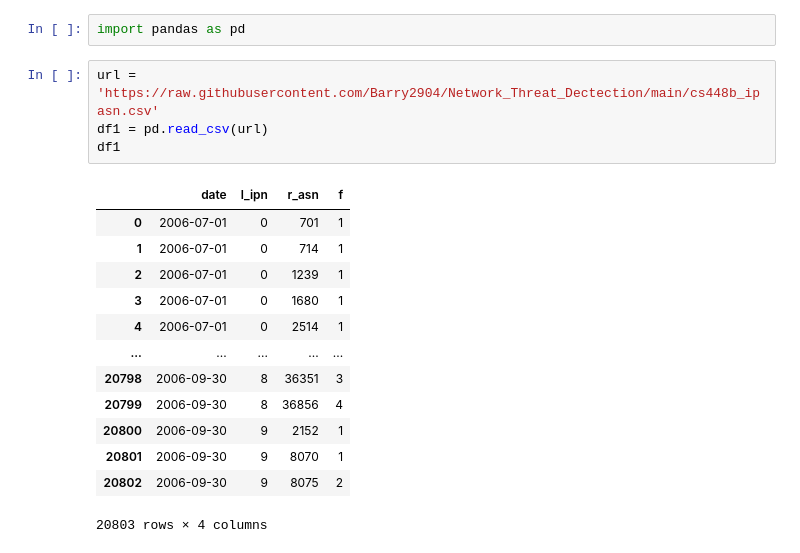
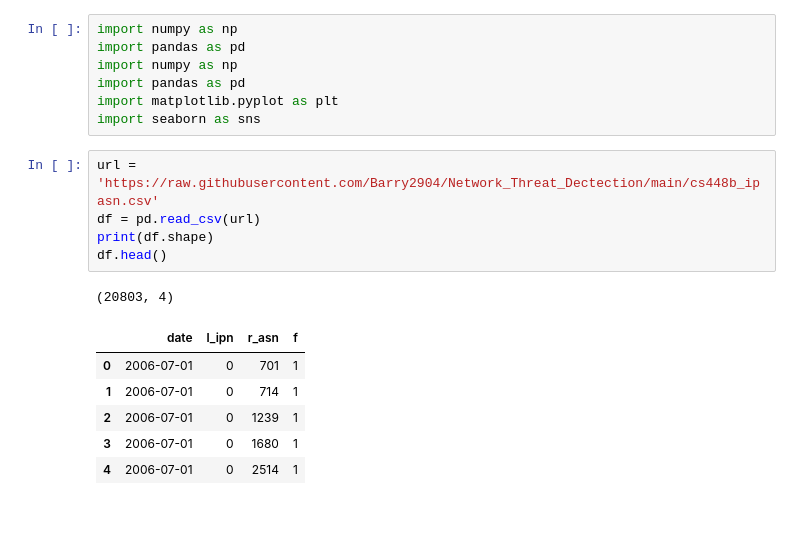
Before and after one commit to Barry2904/Network_Threat_Dectection, a Jupyter notebook: Threat_dectection.ipynb, the cells around one changed output. Saved outputs shown, nothing was run; the diff lists cells and outputs as text; blank space fills up the shorter version.

```diff
--- a/Threat_dectection.ipynb
+++ b/Threat_dectection.ipynb
@@ -1,22 +1,22 @@
 # %% [markdown]
 <a href="https://colab.research.google.com/github/Barry2904/Network_Threat_Dectection/blob/main/Threat_dectection.ipynb" target="_parent"><img src="https://colab.research.google.com/assets/colab-badge.svg" alt="Open In Colab"/></a>
-# %%
-import pandas as pd
+# %%
+import numpy as np
+import pandas as pd
+import numpy as np
+import pandas as pd
+import matplotlib.pyplot as plt
+import seaborn as sns
 # %%
 url = 'https://raw.githubusercontent.com/Barry2904/Network_Threat_Dectection/main/cs448b_ipasn.csv'
-df1 = pd.read_csv(url)
-df1
+df = pd.read_csv(url)
+print(df.shape)
+df.head()
 # %% [output]
+(20803, 4)
 |  | date | l_ipn | r_asn | f |
 | 0 | 2006-07-01 | 0 | 701 | 1 |
 | 1 | 2006-07-01 | 0 | 714 | 1 |
 | 2 | 2006-07-01 | 0 | 1239 | 1 |
 | 3 | 2006-07-01 | 0 | 1680 | 1 |
 | 4 | 2006-07-01 | 0 | 2514 | 1 |
-| ... | ... | ... | ... | ... |
-| 20798 | 2006-09-30 | 8 | 36351 | 3 |
-| 20799 | 2006-09-30 | 8 | 36856 | 4 |
-| 20800 | 2006-09-30 | 9 | 2152 | 1 |
-| 20801 | 2006-09-30 | 9 | 8070 | 1 |
-| 20802 | 2006-09-30 | 9 | 8075 | 2 |
-20803 rows × 4 columns
```
Also changed, not shown: parts of 5 cells of this notebook.
